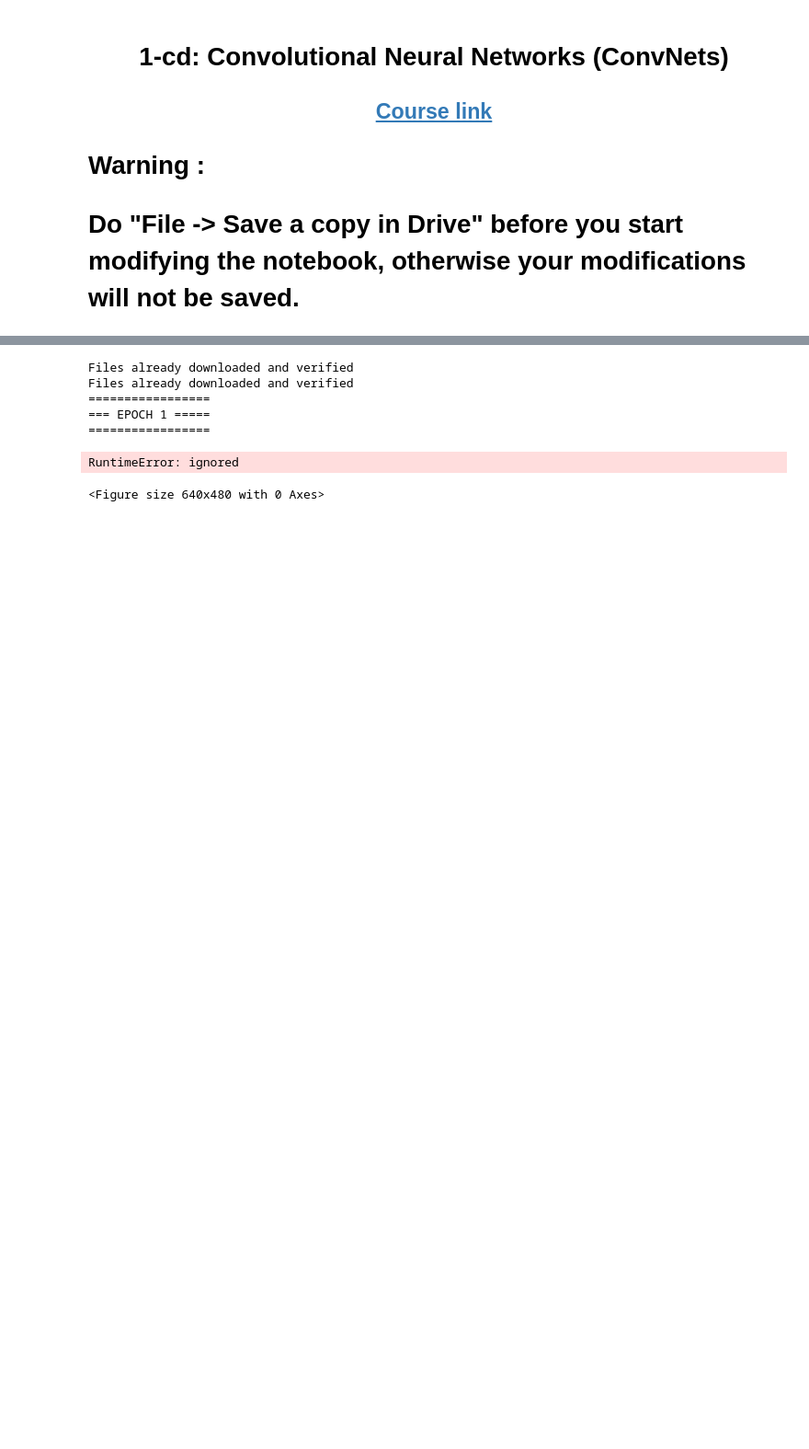
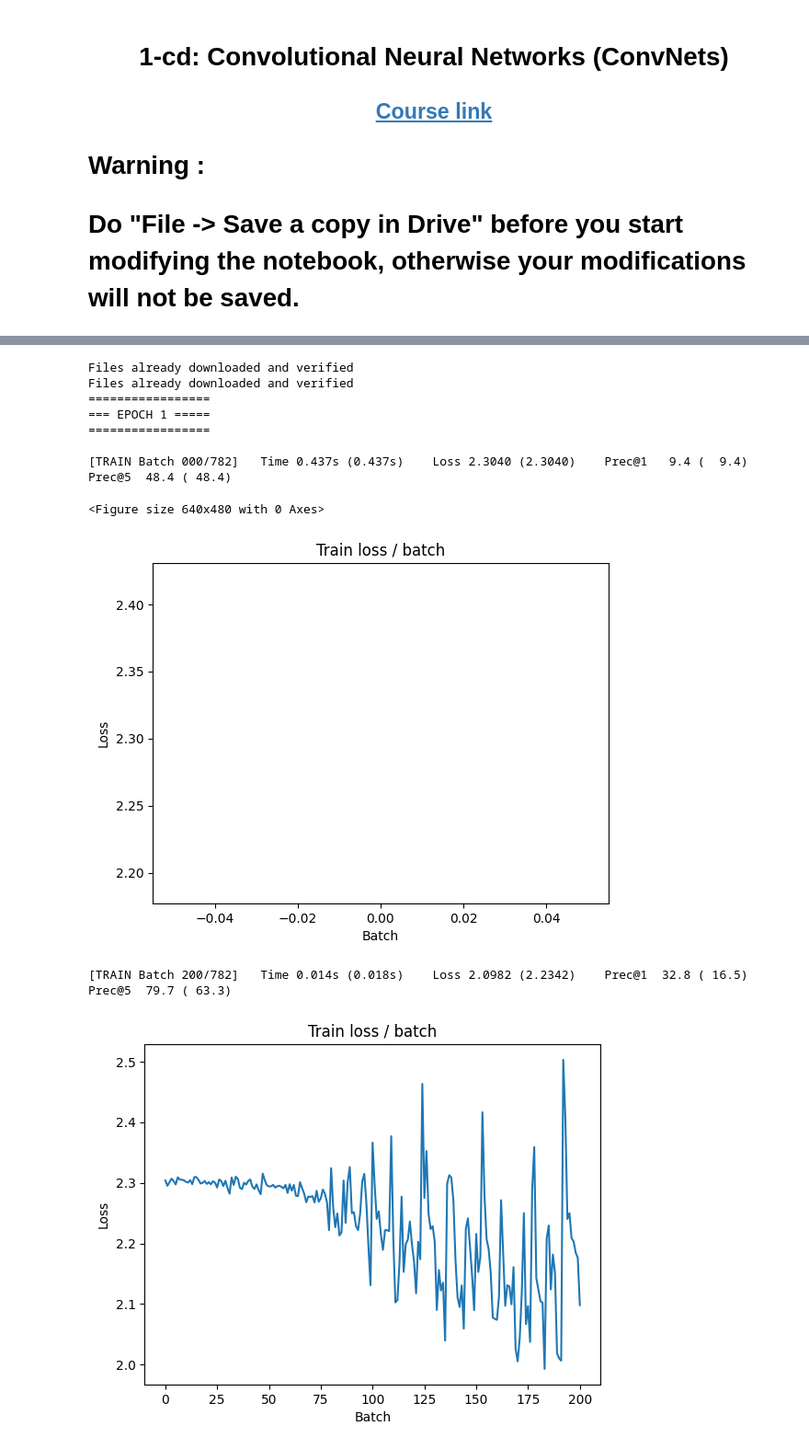
Before and after one commit to AmineYK/Deep-Learning-For-Computer-Vision, a Jupyter notebook: CNNs/CIFAR10_CNNs.ipynb, the cells around one changed output, grey strips where cells are left out. Shown at 92% size. Cells and saved outputs as stored; diff of their text form; code cells hidden in the pictures; blank space fills up the shorter version.

```diff
--- a/CNNs/CIFAR10_CNNs.ipynb
+++ b/CNNs/CIFAR10_CNNs.ipynb
@@ -54,15 +54,15 @@ class CIFAR10_ConvNet(nn.Module):
         super(CIFAR10_ConvNet, self).__init__()
         # We first define the convolution and pooling layers as a features extractor
         self.features = nn.Sequential(
-            nn.Conv3d(3,32, (5, 5, 32), stride=1, padding=2),
+            nn.Conv2d(3,32,kernel_size=5, stride=1, padding=2),
             nn.ReLU(),
             nn.MaxPool2d((2, 2), stride=2, padding=0),
 
-            nn.Conv3d(32, 64, (5, 5, 64), stride=1, padding=0),
+            nn.Conv2d(32, 64, kernel_size=5, stride=1, padding=2),
             nn.ReLU(),
             nn.MaxPool2d((2, 2), stride=2, padding=0),
 
-            nn.Conv3d(64, 64, (5, 5, 64), stride=1, padding=0),
+            nn.Conv2d(64, 64, kernel_size=5, stride=1, padding=2),
             nn.ReLU(),
             nn.MaxPool2d((2, 2), stride=2, padding=0)
         )
@@ -212,12 +212,16 @@ def main(batch_size=128, lr=0.1, epochs=5, cuda=False):
         # plot
         plot.update(loss.avg, loss_test.avg, top1_acc.avg, top1_acc_test.avg)
 # %%
-main(batch_size=10,lr=0.1,epochs=10,cuda=True)
+main(batch_size=64,lr=0.1,epochs=10,cuda=True)
 # %% [output]
 Files already downloaded and verified
 Files already downloaded and verified
 =================
 === EPOCH 1 =====
 =================
+
+[TRAIN Batch 000/782]   Time 0.437s (0.437s)    Loss 2.3040 (2.3040)    Prec@1   9.4 (  9.4)    Prec@5  48.4 ( 48.4)
-RuntimeError: ignored
+<Figure size 640x480 with 0 Axes>
+[figure, added]
-<Figure size 640x480 with 0 Axes>
+[TRAIN Batch 200/782]   Time 0.014s (0.018s)    Loss 2.0982 (2.2342)    Prec@1  32.8 ( 16.5)    Prec@5  79.7 ( 63.3)
+[figure, added]
```
Also changed, not shown: parts of 4 cells of this notebook.
